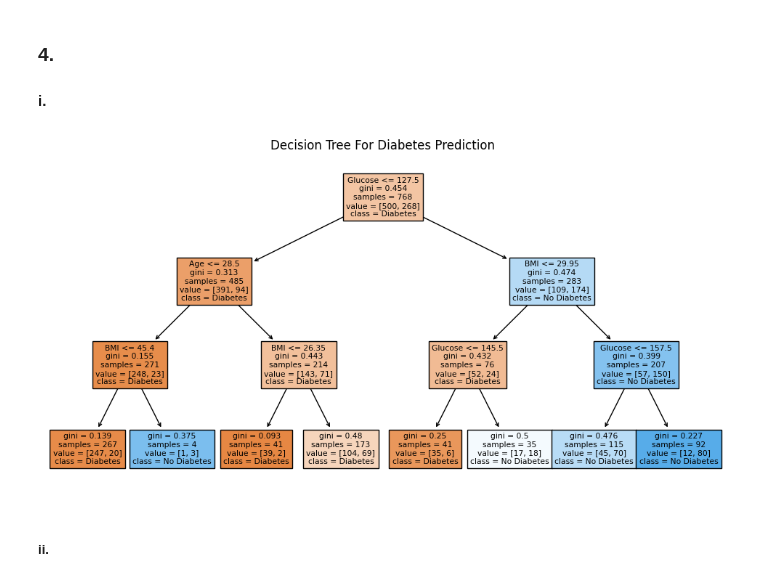
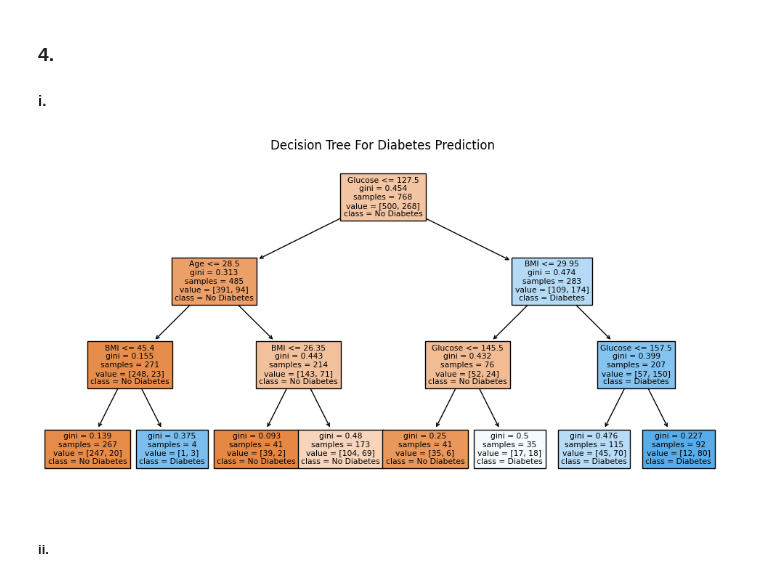
Before and after one commit to raquelgraos/Machine-Learning-Labs, a Jupyter notebook: hw1.ipynb, the cells around one changed output. Saved outputs shown, nothing was run; the diff lists cells and outputs as text; code cells hidden in the pictures.

```diff
--- a/hw1.ipynb
+++ b/hw1.ipynb
@@ -122,25 +123,25 @@ olá
 # %%
 import pandas as pd
 import matplotlib.pyplot as plt
 from sklearn.tree import DecisionTreeClassifier
 from sklearn import tree
-
+from scipy.io.arff import loadarff
 
 # load and prepare data
 data, meta = loadarff('diabetes.arff')
 df = pd.DataFrame(data)
 
 X = df.iloc[:, :-1] # all variables except outcome
 y = df['Outcome'].str.decode('utf-8') # target class
 
 predictor = DecisionTreeClassifier(max_depth=3, random_state=1)
 predictor.fit(X, y)
 
 plt.figure(figsize=(12, 6))
-tree.plot_tree(predictor, filled=True, feature_names=X.columns, class_names=["Diabetes", "No Diabetes"])
+tree.plot_tree(predictor, filled=True, feature_names=X.columns, class_names=["No Diabetes", "Diabetes"])
 plt.title("Decision Tree For Diabetes Prediction")
 plt.show()
 # %% [output]
-[figure, old version]
+[figure, new version]
 # %% [markdown]
 ##### ii.
```
Also changed, not shown: parts of 2 cells of this notebook.
